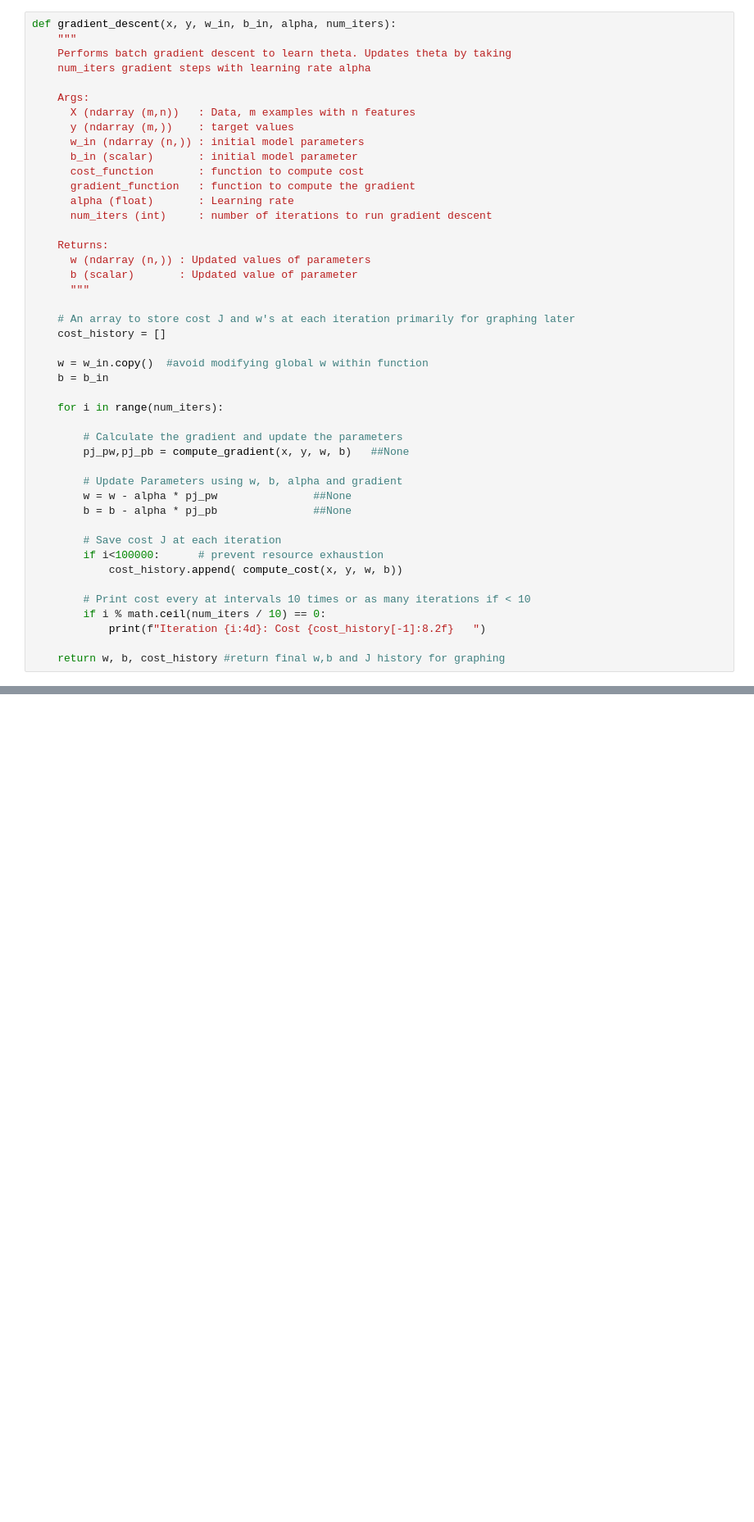
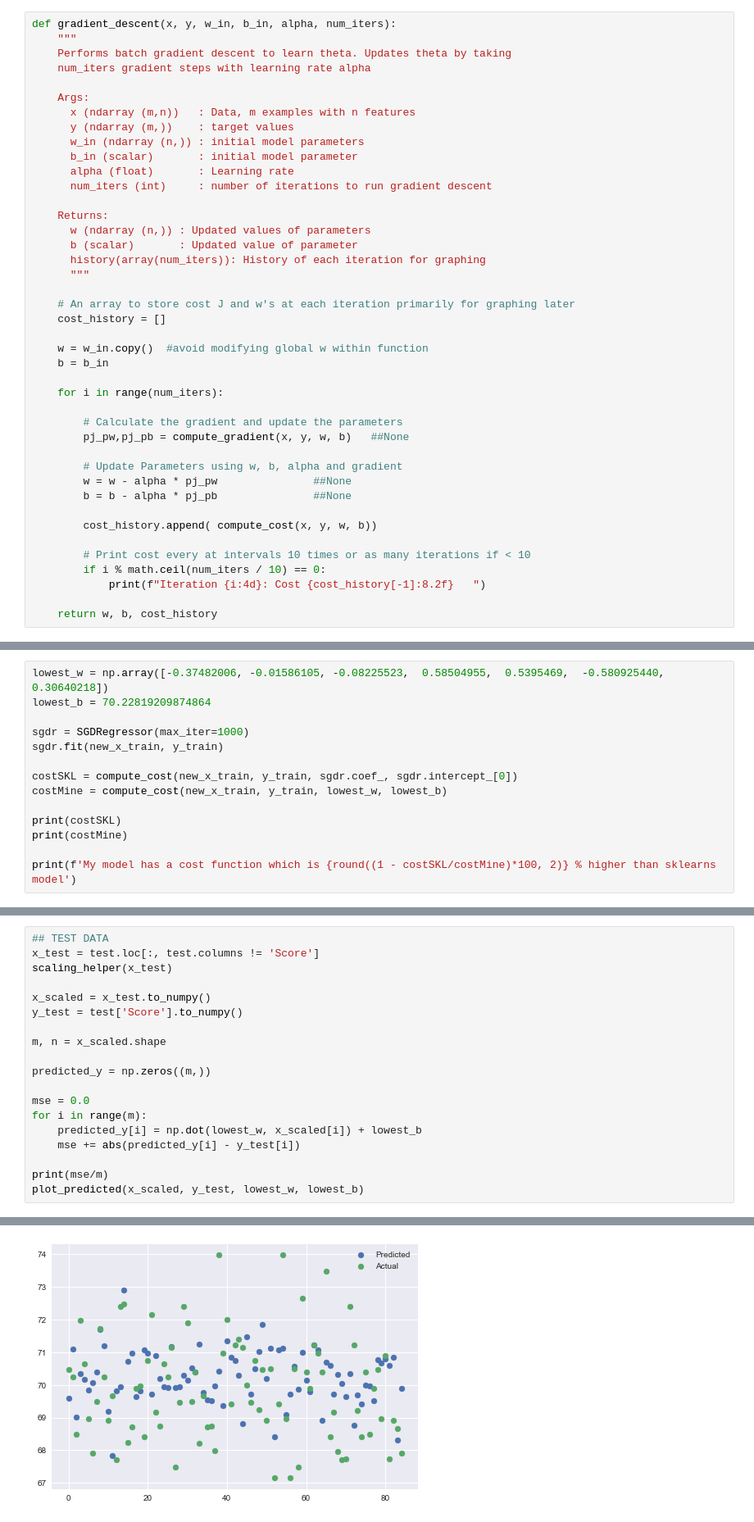
Before and after one commit to kMongru/pga-compensation-projections, a Jupyter notebook: notebooks/data_analysis.ipynb, the cells around one changed output, grey strips where cells are left out. Shown: that part at 82% size. Cells and saved outputs as stored; diff of their text form; blank space fills up the shorter version.

```diff
--- a/notebooks/data_analysis.ipynb
+++ b/notebooks/data_analysis.ipynb
@@ -151,18 +173,17 @@ def gradient_descent(x, y, w_in, b_in, alpha, num_iters):
     num_iters gradient steps with learning rate alpha
 
     Args:
-      X (ndarray (m,n))   : Data, m examples with n features
+      x (ndarray (m,n))   : Data, m examples with n features
       y (ndarray (m,))    : target values
       w_in (ndarray (n,)) : initial model parameters
       b_in (scalar)       : initial model parameter
-      cost_function       : function to compute cost
-      gradient_function   : function to compute the gradient
       alpha (float)       : Learning rate
       num_iters (int)     : number of iterations to run gradient descent
 
     Returns:
       w (ndarray (n,)) : Updated values of parameters
       b (scalar)       : Updated value of parameter
+      history(array(num_iters)): History of each iteration for graphing
       """
 
     # An array to store cost J and w's at each iteration primarily for graphing later
@@ -180,12 +201,10 @@ def gradient_descent(x, y, w_in, b_in, alpha, num_iters):
         w = w - alpha * pj_pw               ##None
         b = b - alpha * pj_pb               ##None
 
-        # Save cost J at each iteration
-        if i<100000:      # prevent resource exhaustion
-            cost_history.append( compute_cost(x, y, w, b))
+        cost_history.append( compute_cost(x, y, w, b))
 
         # Print cost every at intervals 10 times or as many iterations if < 10
         if i % math.ceil(num_iters / 10) == 0:
             print(f"Iteration {i:4d}: Cost {cost_history[-1]:8.2f}   ")
 
-    return w, b, cost_history #return final w,b and J history for graphing
+    return w, b, cost_history
@@ -275,0 +345,14 @@ talk about vectorization with numpy arrays (dot product) np.dot()
+# %%
+lowest_w = np.array([-0.37482006, -0.01586105, -0.08225523,  0.58504955,  0.5395469,  -0.580925440, 0.30640218])
+lowest_b = 70.22819209874864
+
+sgdr = SGDRegressor(max_iter=1000)
+sgdr.fit(new_x_train, y_train)
+
+costSKL = compute_cost(new_x_train, y_train, sgdr.coef_, sgdr.intercept_[0])
+costMine = compute_cost(new_x_train, y_train, lowest_w, lowest_b)
+
+print(costSKL)
+print(costMine)
+
+print(f'My model has a cost function which is {round((1 - costSKL/costMine)*100, 2)} % higher than sklearns model')
@@ -275,0 +367,20 @@ talk about vectorization with numpy arrays (dot product) np.dot()
+# %%
+## TEST DATA
+x_test = test.loc[:, test.columns != 'Score']
+scaling_helper(x_test)
+
+x_scaled = x_test.to_numpy()
+y_test = test['Score'].to_numpy()
+
+m, n = x_scaled.shape
+
+predicted_y = np.zeros((m,))
+
+mse = 0.0
+for i in range(m):
+    predicted_y[i] = np.dot(lowest_w, x_scaled[i]) + lowest_b
+    mse += abs(predicted_y[i] - y_test[i])
+
+print(mse/m)
+plot_predicted(x_scaled, y_test, lowest_w, lowest_b)
+# %% [output]
@@ -275,0 +394 @@ talk about vectorization with numpy arrays (dot product) np.dot()
+[figure, added]
```
Also changed, not shown: parts of 23 cells of this notebook, 5 other files.
